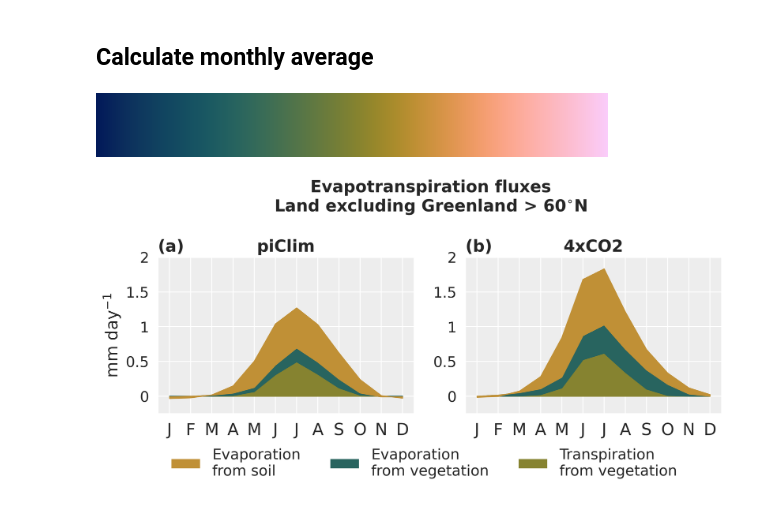
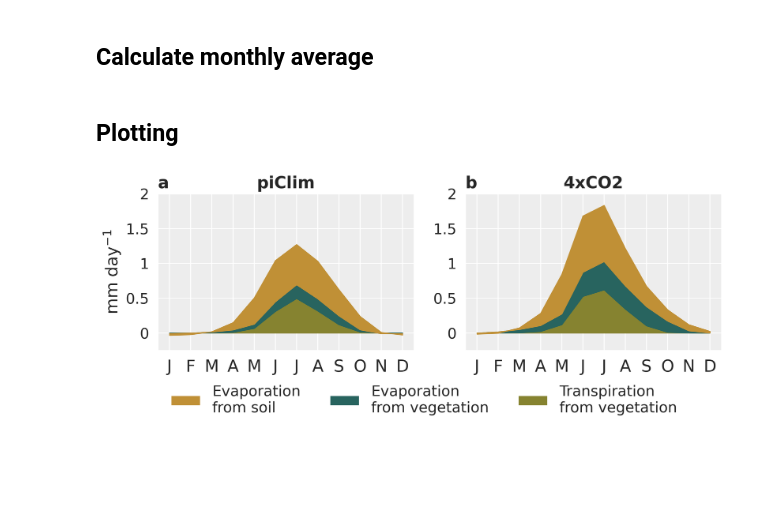
Before and after one commit to astridbg/arctic-cloud-feedbacks, a Jupyter notebook: FigA8.ipynb, the cells around one changed output. Cells and saved outputs as stored; diff of their text form; code cells hidden in the pictures; blank space fills up the shorter version.

Commit message:
Minor changes to plots

```diff
--- a/FigA8.ipynb
+++ b/FigA8.ipynb
@@ -41,4 +39,0 @@ ds_clm_m = ds_clm_avg.groupby(ds_clm_avg.time.dt.month).mean('time')
-# %%
-cmcrameri.cm.batlow
-# %% [output]
-[figure, removed]
@@ -45,3 +42,5 @@ cmcrameri.cm.batlow
+# %% [markdown]
+## Plotting
 # %%
 sns.set_theme()
 sns.set_style('darkgrid', {'axes.facecolor':'.93'})
@@ -58,13 +57,12 @@ var_list = ['QVEGT', 'QVEGE','QSOIL']
 color_list = [VEGT_color, VEGE_color, SOIL_color]
 conversion_factor = 60*60*24 # mm/s to mm/day
 
-labels = [['(a)', '(b)']]
+labels = [['a', 'b']]
 lw=3
 
 fig, axs = plt.subplot_mosaic(mosaic=labels, figsize=(11, 6),dpi=300,constrained_layout=True)
-fig.suptitle('Evapotranspiration fluxes\nLand excluding Greenland > 60$^{\circ}$N', fontsize=18,fontweight='bold',y=0.7)
 
-for co2_conc, label in zip(['piClim', '4xCO2'], ['(a)', '(b)']):
+for co2_conc, label in zip(['piClim', '4xCO2'], ['a', 'b']):
     ax = axs[label]
     bottom_layer = np.zeros(12)
     for var, c in zip(var_list, color_list):
@@ -76,32 +74,32 @@ for co2_conc, label in zip(['piClim', '4xCO2'], ['(a)', '(b)']):
         ax.set_title(co2_conc,fontsize=18,fontweight='bold')
 
         ax.set_ylim([-0.25,2])
         ax.set_yticks([0, 0.5, 1, 1.5, 2])
         ax.set_yticklabels([0, 0.5, 1, 1.5, 2], fontsize=16)
         if co2_conc == 'piClim':
             ax.set_ylabel('mm day$^{-1}$', fontsize=18)
 
         ax.set_xticks(months)
         ax.set_xticklabels(monthnames, fontsize=18)
 
         box = ax.get_position()
         ax.set_position([box.x0, box.y0,
                 box.width, box.height * 0.8])
 
 
 legend_elements = [Patch(facecolor=SOIL_color, edgecolor=None, label='Evaporation\nfrom soil'),
                      Patch(facecolor=VEGE_color, edgecolor=None, label='Evaporation\nfrom vegetation'),
                      Patch(facecolor=VEGT_color, edgecolor=None, label='Transpiration\nfrom vegetation')]
 
-axs['(a)'].legend(handles=legend_elements, loc='lower left', bbox_to_anchor=(0, -0.5),frameon=False,
+axs['a'].legend(handles=legend_elements, loc='lower left', bbox_to_anchor=(0, -0.5),frameon=False,
                 fontsize=16, ncols=3)
 
 # Label subplots
 for label, ax in axs.items():
     ax.set_title(label, loc='left', fontsize=18,fontweight='bold')
 fig.savefig('/nird/datapeak/NS9600K/astridbg/arctic-cld-feedbacks/arctic-cloud-feedbacks/article_figs/FigA8.png',bbox_inches='tight')
 fig.savefig('/nird/datapeak/NS9600K/astridbg/arctic-cld-feedbacks/arctic-cloud-feedbacks/article_figs/FigA8.pdf',bbox_inches='tight')
 
 plt.show()
 # %% [output]
-[figure, old version]
+[figure, new version]
```
Also changed, not shown: parts of 4 cells of this notebook, 27 other files.
